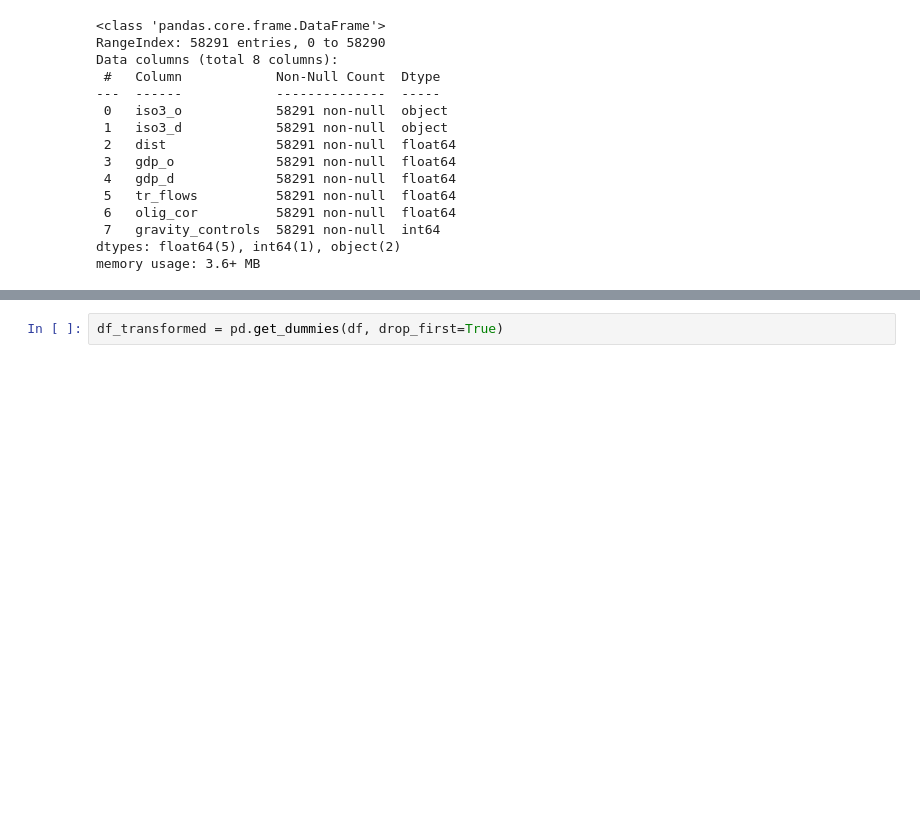
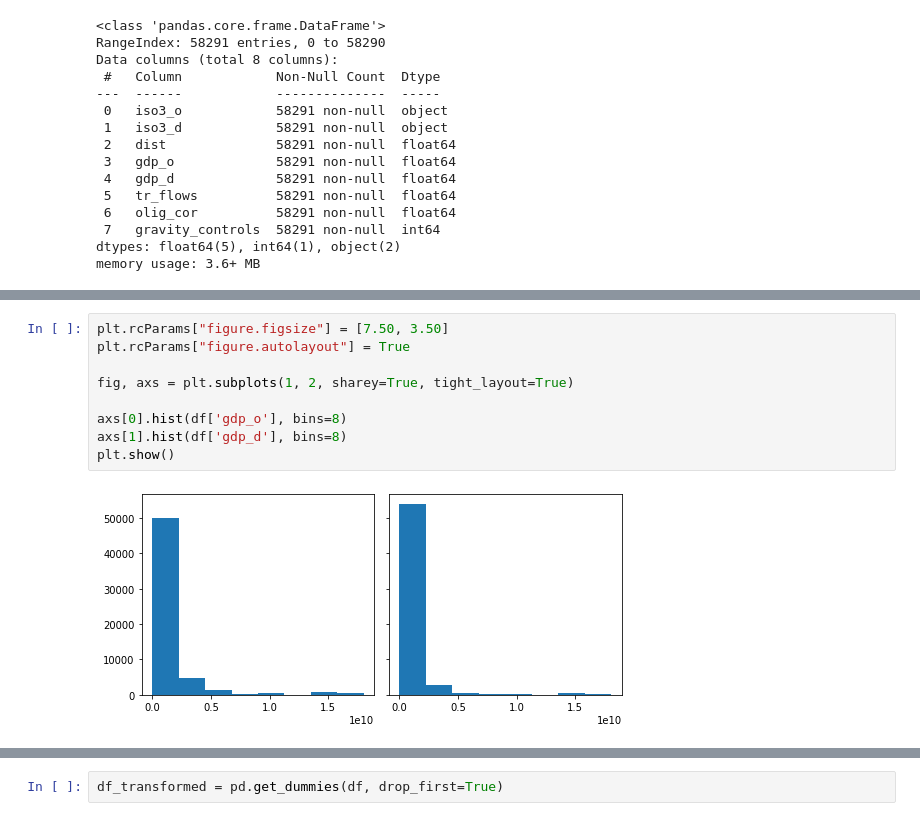
Before and after one commit to makcfd/angela-thesis, a Jupyter notebook: Regression_augmented.ipynb, the cells around one changed output, grey strips where cells are left out. Cells and saved outputs as stored; diff of their text form; blank space fills up the shorter version.

```diff
--- a/Regression_augmented.ipynb
+++ b/Regression_augmented.ipynb
@@ -91,0 +105,11 @@ memory usage: 3.6+ MB
+# %%
+plt.rcParams["figure.figsize"] = [7.50, 3.50]
+plt.rcParams["figure.autolayout"] = True
+
+fig, axs = plt.subplots(1, 2, sharey=True, tight_layout=True)
+
+axs[0].hist(df['gdp_o'], bins=8)
+axs[1].hist(df['gdp_d'], bins=8)
+plt.show()
+# %% [output]
+[figure, added]
```
Also changed, not shown: parts of 6 cells of this notebook.
